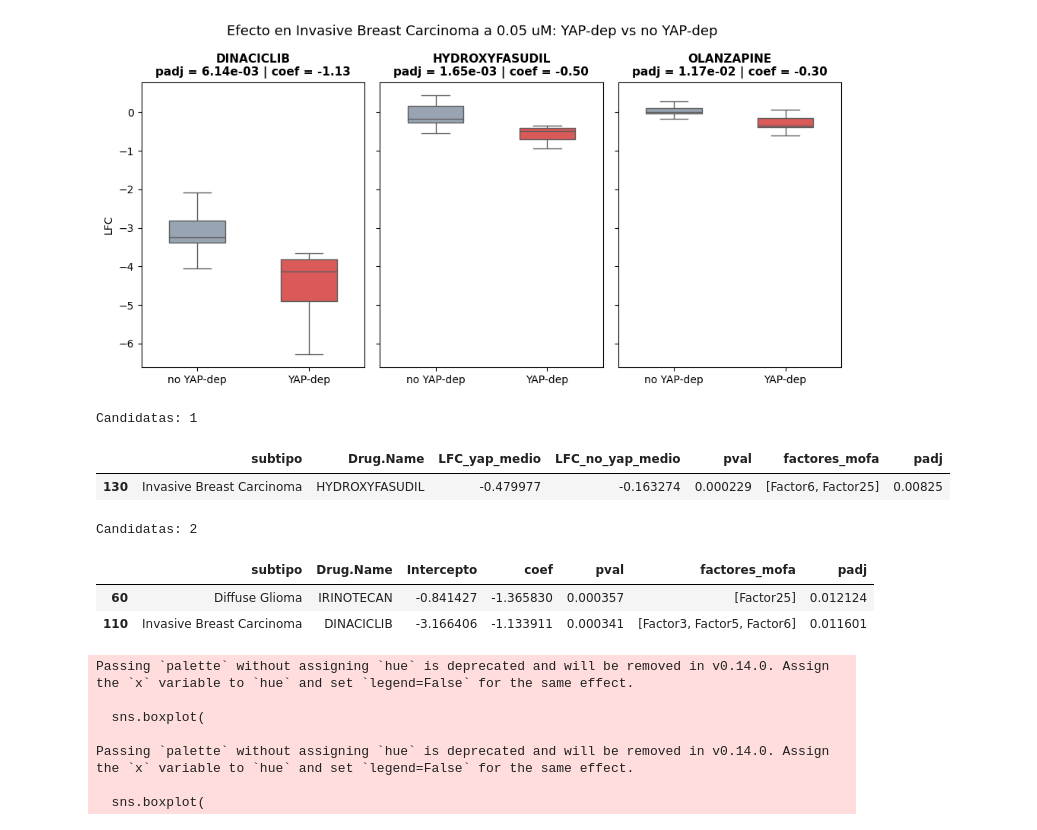
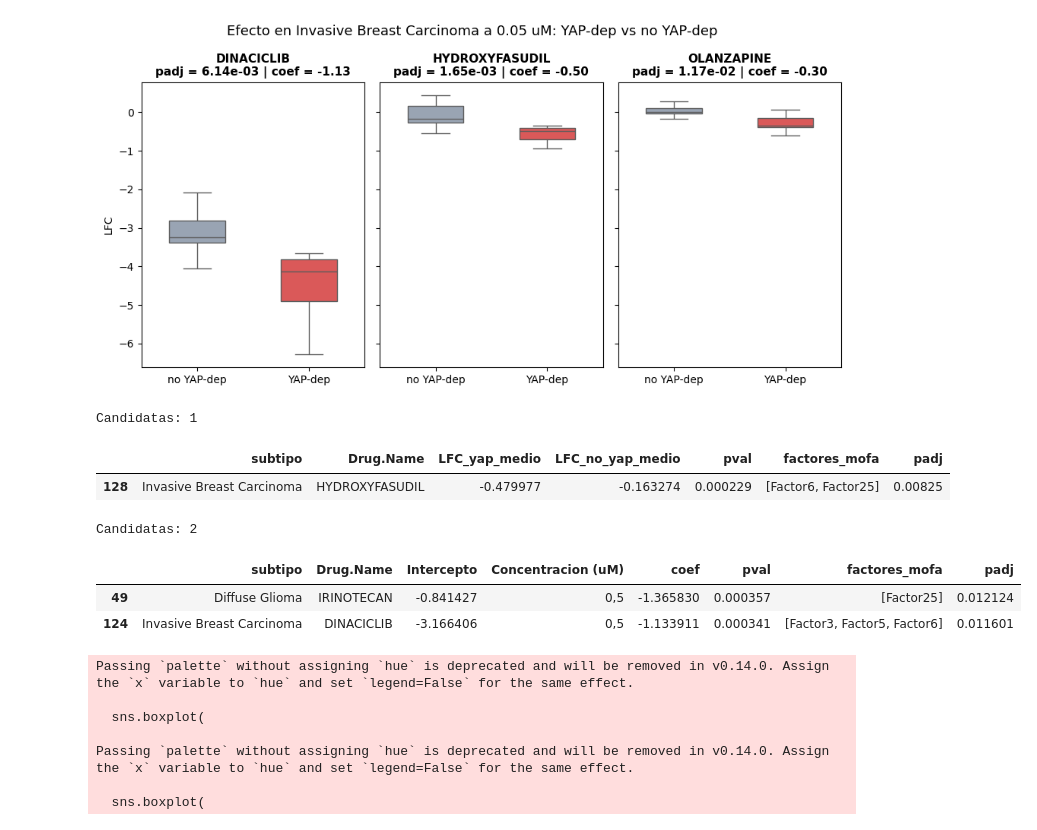
Before and after one commit to MALL-Lab/drug_clustering_pub, a Jupyter notebook: TFM_mao/notebooks/10_yap_taz.ipynb, the cells around one changed output. Saved outputs shown, nothing was run; the diff lists cells and outputs as text; code cells hidden in the pictures.

```diff
--- a/TFM_mao/notebooks/10_yap_taz.ipynb
+++ b/TFM_mao/notebooks/10_yap_taz.ipynb
@@ -241,12 +241,12 @@ import statsmodels.formula.api as smf
 # Aplicar a ambos
 rep_clean['Drug.Name.clean'] = rep_clean['Drug.Name'].apply(limpiar_nombre)
 
-drogas_mofa = set(d for drogas in top_drogas_por_factor_005.values() for d in drogas)
+drogas_mofa_005 = set(d for drogas in top_drogas_por_factor_005.values() for d in drogas)
 
 resultados_lm = []
 
 for subtipo in subtipos_potentes:
-    for droga in drogas_mofa:
+    for droga in drogas_mofa_005:
         brd_ids = rep_clean[rep_clean['Drug.Name.clean'] == limpiar_nombre(droga)]['BRD_ID'].tolist()
         if not brd_ids:
             continue
@@ -272,7 +272,7 @@ for subtipo in subtipos_potentes:
                 'Drug.Name':     droga,
                 'Intercepto':    modelo.params['Intercept'],
                 'coef':          modelo.params['yap_dep'],
-                'Concentracion': '0,05',
+                'Concentracion (uM)': '0,05',
                 'pval':          modelo.pvalues['yap_dep'],
                 'factores_mofa': [f for f, ds in top_drogas_por_factor_005.items() if droga in ds]
             })
@@ -391,13 +391,13 @@ res_mw = pd.DataFrame(resultados_mw)
 res_mw['padj'] = res_mw.groupby('subtipo')['pval'].transform(
     lambda x: multipletests(x, method='fdr_bh')[1]
 )
-candidatas = res_mw[(res_mw['padj'] < 0.05)].sort_values('padj')
-print(f"Candidatas: {len(candidatas)}")
-candidatas
+candidatas_mw_005 = res_mw[(res_mw['padj'] < 0.05)].sort_values('padj')
+print(f"Candidatas: {len(candidatas_mw_005)}")
+candidatas_mw_005
 # %% [output]
 Candidatas: 1
 |  | subtipo | Drug.Name | LFC_yap_medio | LFC_no_yap_medio | pval | factores_mofa | padj |
-| 130 | Invasive Breast Carcinoma | HYDROXYFASUDIL | -0.479977 | -0.163274 | 0.000229 | [Factor6, Factor25] | 0.00825 |
+| 128 | Invasive Breast Carcinoma | HYDROXYFASUDIL | -0.479977 | -0.163274 | 0.000229 | [Factor6, Factor25] | 0.00825 |
 # %%
 # SCORES CONCENTRACIÓN 0,5uM
 scores_05 = scores[scores['concentration'] == '0.5']
@@ -415,12 +415,12 @@ import statsmodels.formula.api as smf
 # Aplicar a ambos
 rep_clean['Drug.Name.clean'] = rep_clean['Drug.Name'].apply(limpiar_nombre)
 
-drogas_mofa = set(d for drogas in top_drogas_por_factor_05.values() for d in drogas)
+drogas_mofa_05 = set(d for drogas in top_drogas_por_factor_05.values() for d in drogas)
 
 resultados_lm = []
 
 for subtipo in subtipos_potentes:
-    for droga in drogas_mofa:
+    for droga in drogas_mofa_05:
 
         brd_ids = rep_clean[rep_clean['Drug.Name.clean'] == limpiar_nombre(droga)]['BRD_ID'].tolist()
         droga_depmap = limpiar_nombre(droga)
@@ -437,36 +437,37 @@ for subtipo in subtipos_potentes:
 
         n_dep = df_droga[df_droga['yap_dep'] == 1]['depmap_id'].nunique()
         n_nodep = df_droga[df_droga['yap_dep'] == 0]['depmap_id'].nunique()
         if n_dep < 10 or n_nodep < 10:
             continue
 
         try:
             modelo = smf.rlm('LFC ~ yap_dep', data=df_droga).fit()
 
             resultados_lm.append({
                 'subtipo':       subtipo,
                 'Drug.Name':     droga_depmap,
                 'Intercepto':    modelo.params['Intercept'],
+                'Concentracion (uM)': '0,5',
                 'coef':          modelo.params['yap_dep'],
                 'pval':          modelo.pvalues['yap_dep'],
                 'factores_mofa': [f for f, ds in top_drogas_por_factor_05.items() if droga in ds]
             })
         except:
             continue
 
 res_lm = pd.DataFrame(resultados_lm)
 
 res_lm['padj'] = res_lm.groupby('subtipo')['pval'].transform(
     lambda x: multipletests(x, method='fdr_bh')[1]
 )
 candidatas_05 = res_lm[(res_lm['padj'] < 0.05) & (res_lm['coef'] < 0)].sort_values('coef')
 print(f"Candidatas: {len(candidatas_05)}")
 candidatas_05
 # %% [output]
 Candidatas: 2
-|  | subtipo | Drug.Name | Intercepto | coef | pval | factores_mofa | padj |
-| 60 | Diffuse Glioma | IRINOTECAN | -0.841427 | -1.365830 | 0.000357 | [Factor25] | 0.012124 |
-| 110 | Invasive Breast Carcinoma | DINACICLIB | -3.166406 | -1.133911 | 0.000341 | [Factor3, Factor5, Factor6] | 0.011601 |
+|  | subtipo | Drug.Name | Intercepto | Concentracion (uM) | coef | pval | factores_mofa | padj |
+| 49 | Diffuse Glioma | IRINOTECAN | -0.841427 | 0,5 | -1.365830 | 0.000357 | [Factor25] | 0.012124 |
+| 124 | Invasive Breast Carcinoma | DINACICLIB | -3.166406 | 0,5 | -1.133911 | 0.000341 | [Factor3, Factor5, Factor6] | 0.011601 |
 # %%
 fig, axes = plt.subplots(1, len(candidatas_05), figsize=(10, 5), sharey=True)
 
```
Also changed, not shown: parts of 7 cells of this notebook, 4 other files.
